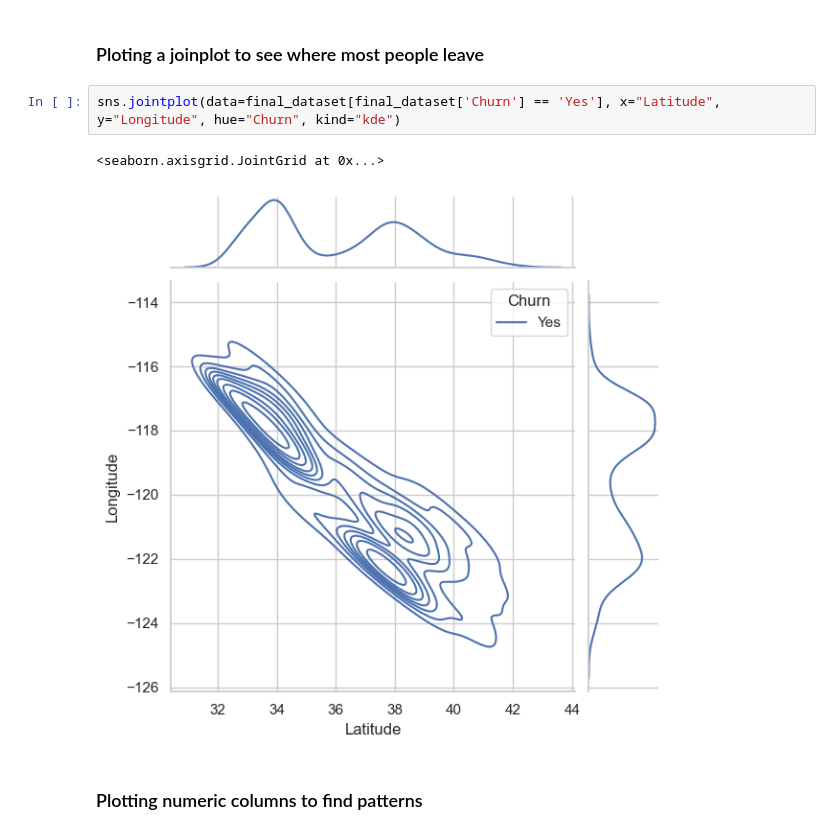
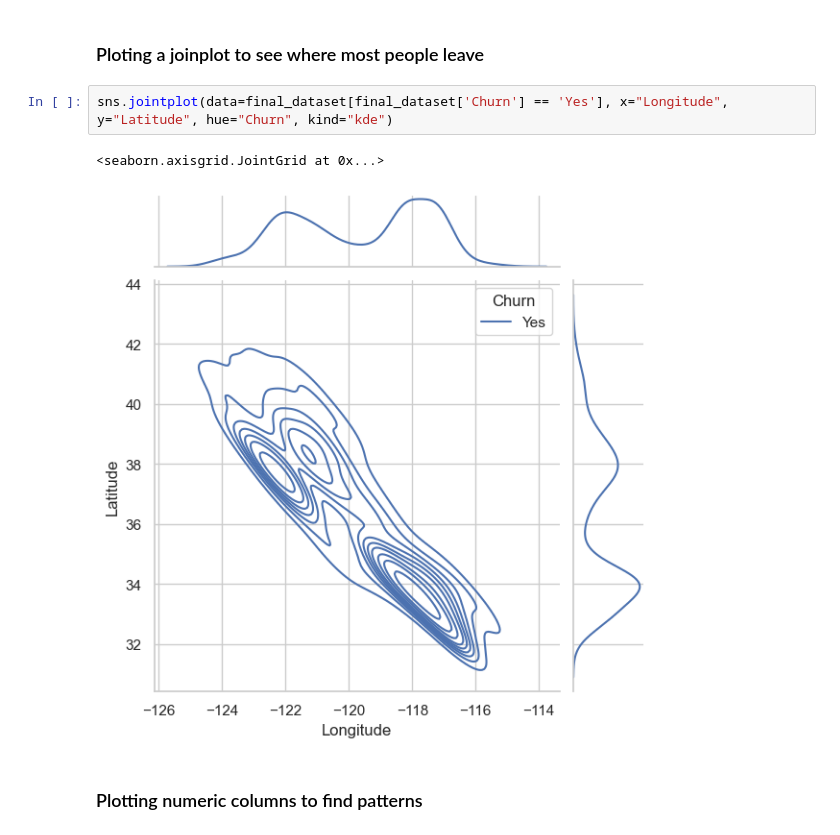
Before and after one commit to georgevrbs/customer_churn_machine_learning, a Jupyter notebook: Telecommunication_Customer_Churn_3.ipynb, the cells around one changed output. Drawn from its saved outputs; the diff is of its cells as text.

```diff
--- a/Telecommunication_Customer_Churn_3.ipynb
+++ b/Telecommunication_Customer_Churn_3.ipynb
@@ -118,10 +118,10 @@ plt.show()
 # %% [markdown]
 ### Ploting a joinplot to see where most people leave
 # %%
-sns.jointplot(data=final_dataset[final_dataset['Churn'] == 'Yes'], x="Latitude", y="Longitude", hue="Churn", kind="kde")
+sns.jointplot(data=final_dataset[final_dataset['Churn'] == 'Yes'], x="Longitude", y="Latitude", hue="Churn", kind="kde")
 # %% [output]
 <seaborn.axisgrid.JointGrid at 0x...>
-[figure, old version]
+[figure, new version]
 # %% [markdown]
 ### Plotting numeric columns to find patterns
 # %%
```
